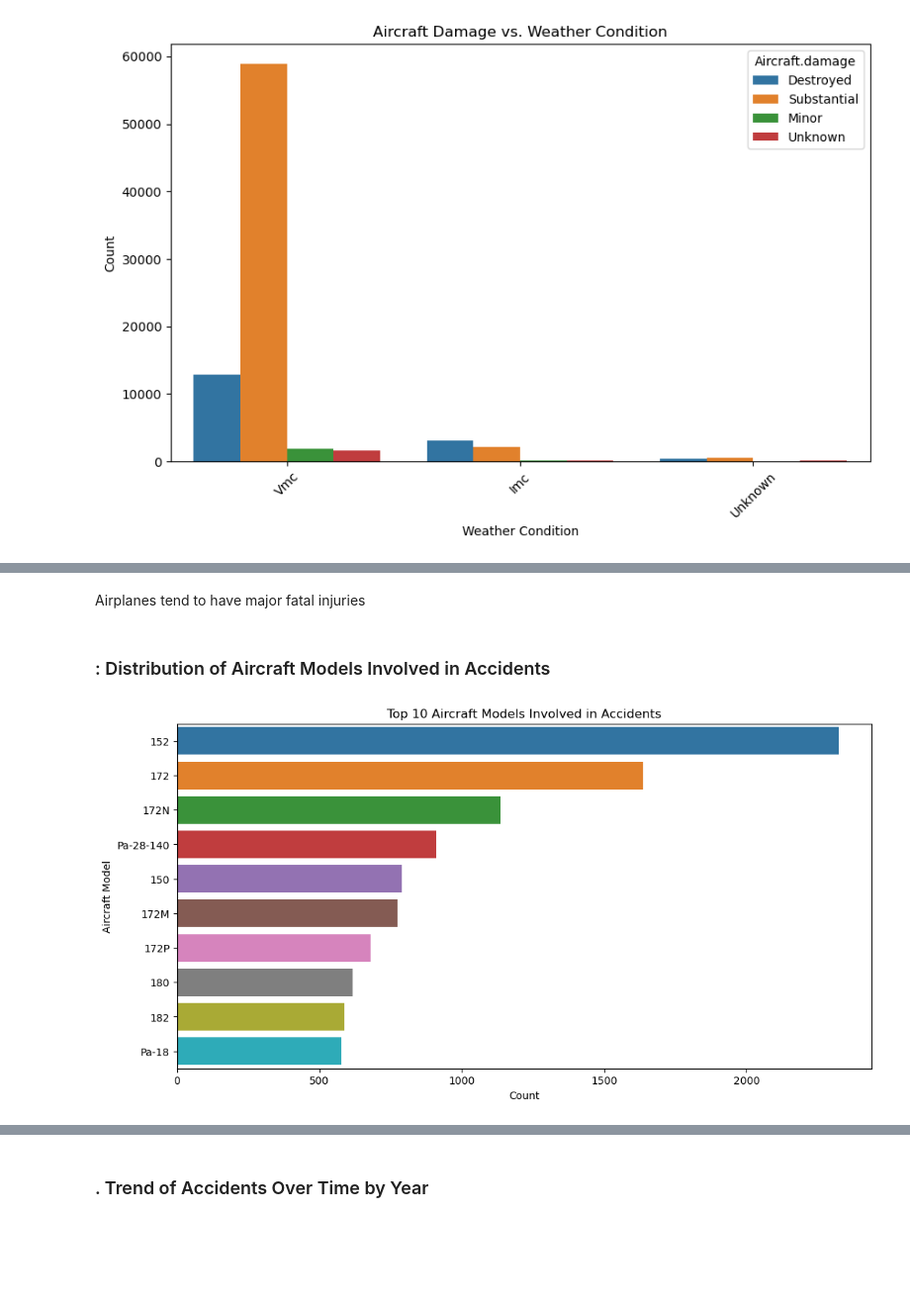
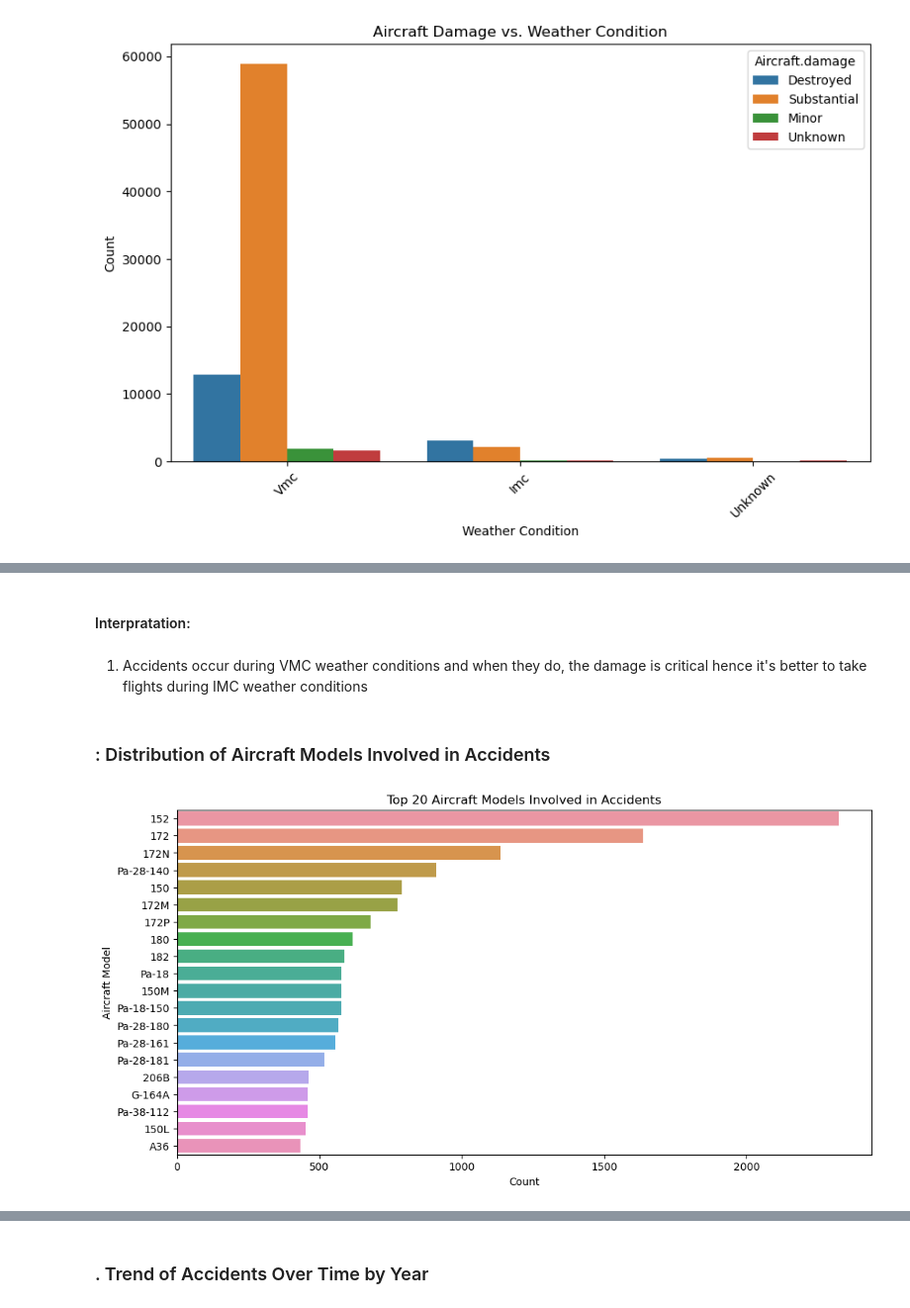
Before and after one commit to BrianGithinji-BMG/First-Project, a Jupyter notebook: project.ipynb, the cells around one changed output, grey strips where cells are left out. Shown at 99% size. Drawn from its saved outputs; the diff is of its cells as text; code cells hidden in the pictures; blank space fills up the shorter version.

```diff
--- a/project.ipynb
+++ b/project.ipynb
@@ -430,6 +430,18 @@ df_USA['Flight.Category'] = np.nan
 df_USA.loc[df_USA['Purpose.of.flight'].isin(['Personal','Instructional','Aerial Application','Skydiving','Air Race Show','Asho','Glider Tow']),'Flight.Category'] = 1
 df_USA.loc[df_USA['Purpose.of.flight'].isin(['Business','Positioning','Public Aircraft - Other','Executive/Corporate','Pubs','Publ','Flight Test','Ferry','Aerial Observation','External Load','Banner Tow','Firefighting','Air Drop']),'Flight.Category'] =2
 df_USA.loc[df_USA['Purpose.of.flight'].isin(['Other Work Use','Unknown']),'Flight.Category'] = 3
+# %%
+# Simplified function to categorize aircraft type
+def categorize_aircraft(row):
+    if row['Number.of.Engines'] <= 2 and row['Total.Fatal.Injuries'] <= 20 and row['Purpose.of.flight'] in ['Personal', 'Skydiving', 'Positioning'] and row['Aircraft.Category'] in ['Helicopter', 'Glider', 'Balloon', 'Gyrocraft', 'Blimp', 'Ultralight', 'Powered-Lift', 'Weight-Shift', 'Powered Parachute']:
+        return 'Private'
+    elif row['Number.of.Engines'] == 0 or row['Purpose.of.flight'] == 'Unknown' or row['Aircraft.Category'] == 'Unknown':
+        return 'Unknown'
+    else:
+        return 'Commercial'
+
+# Apply the aircraft categorization function
+df_USA['Aircraft.Type'] = df_USA.apply(categorize_aircraft, axis=1)
 # %% [markdown]
 ### Dropping Columns
 Dropping columns such as Location,Purpose.of.flight and Event.Date is valid since we have extracted all necessary information from them (e.g., city, state, year,purpose).
@@ -613,16 +628,18 @@ plt.show()
 # %% [markdown]
-Airplanes tend to have major fatal injuries
+#### Interpratation:
+# %% [markdown]
+1. Accidents occur during VMC weather conditions and when they do, the damage is critical hence it's better to take flights during IMC weather conditions
 # %% [markdown]
 ### :  Distribution of Aircraft Models Involved in Accidents
 # %%
 # Top 10 aircraft models involved in accidents
-top_models = df_USA['Model'].value_counts().nlargest(10).index
+top_models = df_USA['Model'].value_counts().nlargest(20).index
 
 fig, ax = plt.subplots(figsize=(12, 6))
 sns.countplot(data=df_USA[df_USA['Model'].isin(top_models)], y='Model', order=top_models, ax=ax)
-ax.set_title('Top 10 Aircraft Models Involved in Accidents')
+ax.set_title('Top 20 Aircraft Models Involved in Accidents')
 ax.set_xlabel('Count')
 ax.set_ylabel('Aircraft Model')
 plt.show()
 # %% [output]
-[figure, old version]
+[figure, new version]
```
Also changed, not shown: parts of 40 cells of this notebook, 1 other file.
